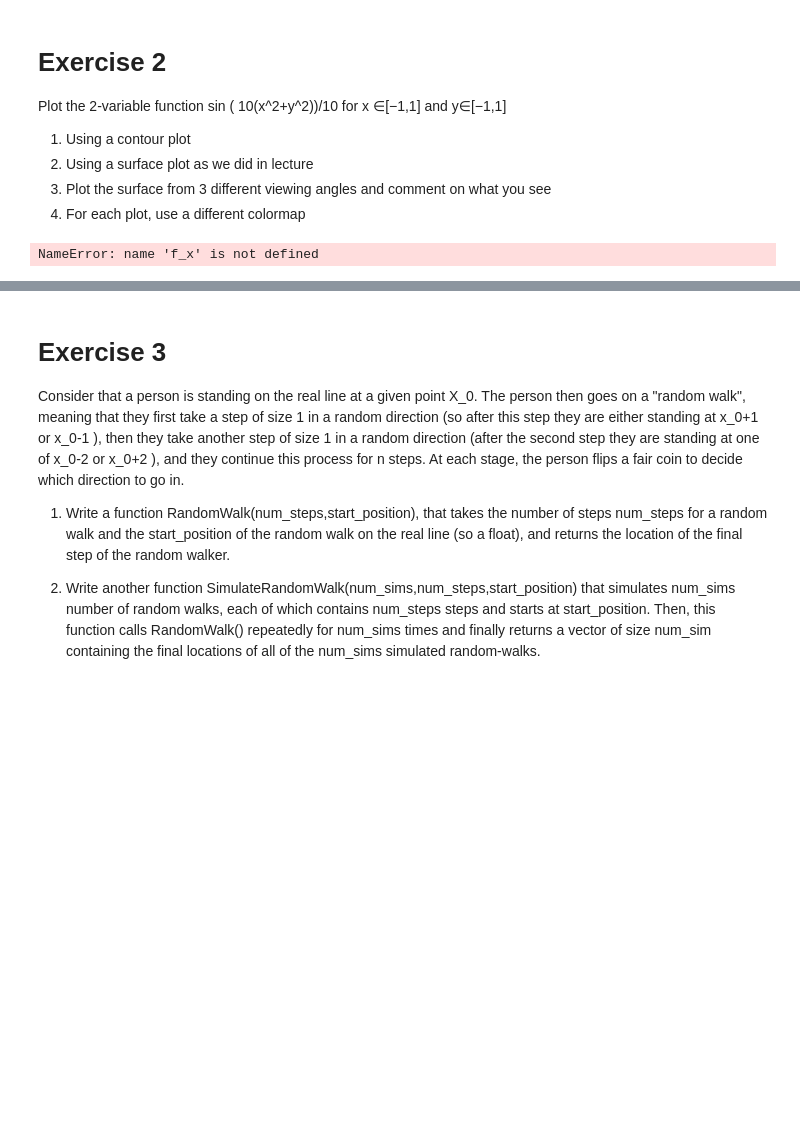
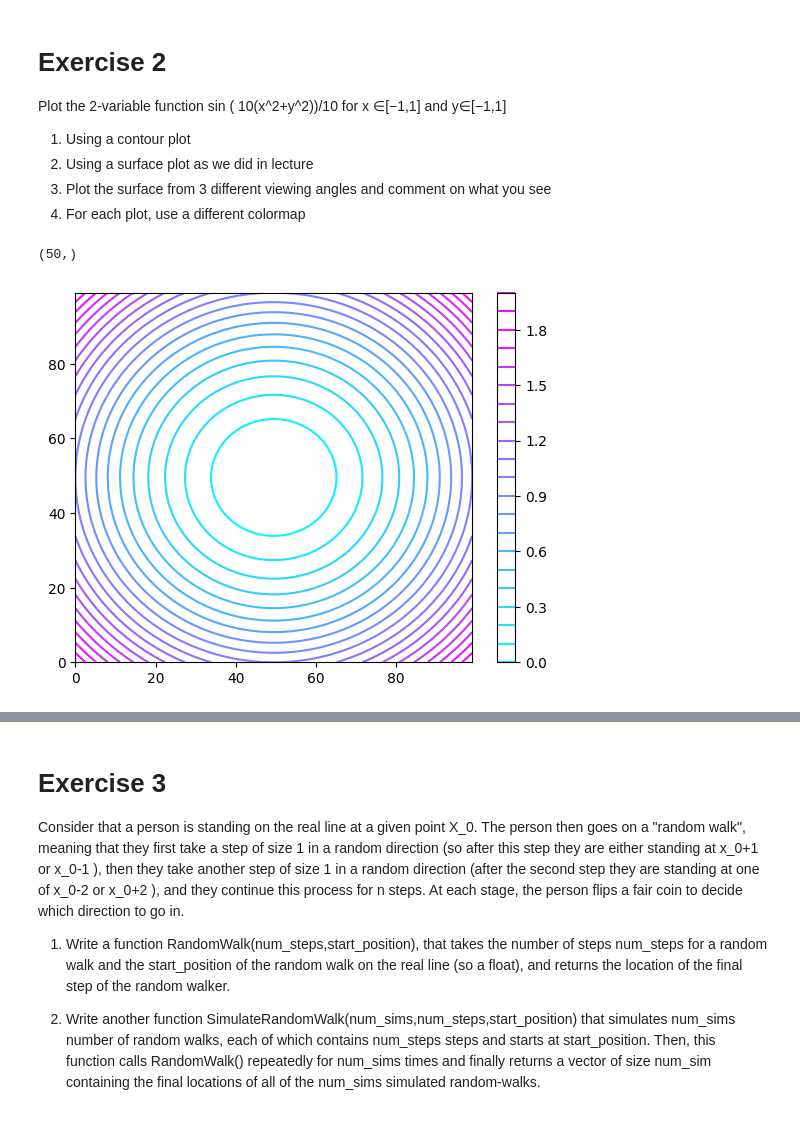
Before and after one commit to wristi/Data-3401, a Jupyter notebook: Labs/Lab8/Lab8.ipynb, the cells around one changed output, grey strips where cells are left out. Saved outputs shown, nothing was run; the diff lists cells and outputs as text; code cells hidden in the pictures; blank space fills up the shorter version.

```diff
--- a/Labs/Lab8/Lab8.ipynb
+++ b/Labs/Lab8/Lab8.ipynb
@@ -43,7 +43,17 @@ sin
 1. Plot the surface from 3 different viewing angles and comment on what you see
 1. For each plot, use a different colormap
 # %%
-x = np.linspace(-1,1,num=40)
-f_x()
+x = np.linspace(-1,1,num=100)
+y = np.linspace(-1,1,num=100)
+x,y = np.meshgrid(x,y)
+
+z = 10*((x**2+y**2))/10
+zsine = np.sin(z)
+fig,axes = plt.subplots()
+color = plt.cm.cool
+cont = axes.contour(z,cmap=color,levels=20)
+fig.colorbar(cont,ax=axes)
+print(sine.shape)
 # %% [output]
-NameError: name 'f_x' is not defined
+(50,)
+[figure, added]
```
Also changed, not shown: parts of 4 cells of this notebook.
